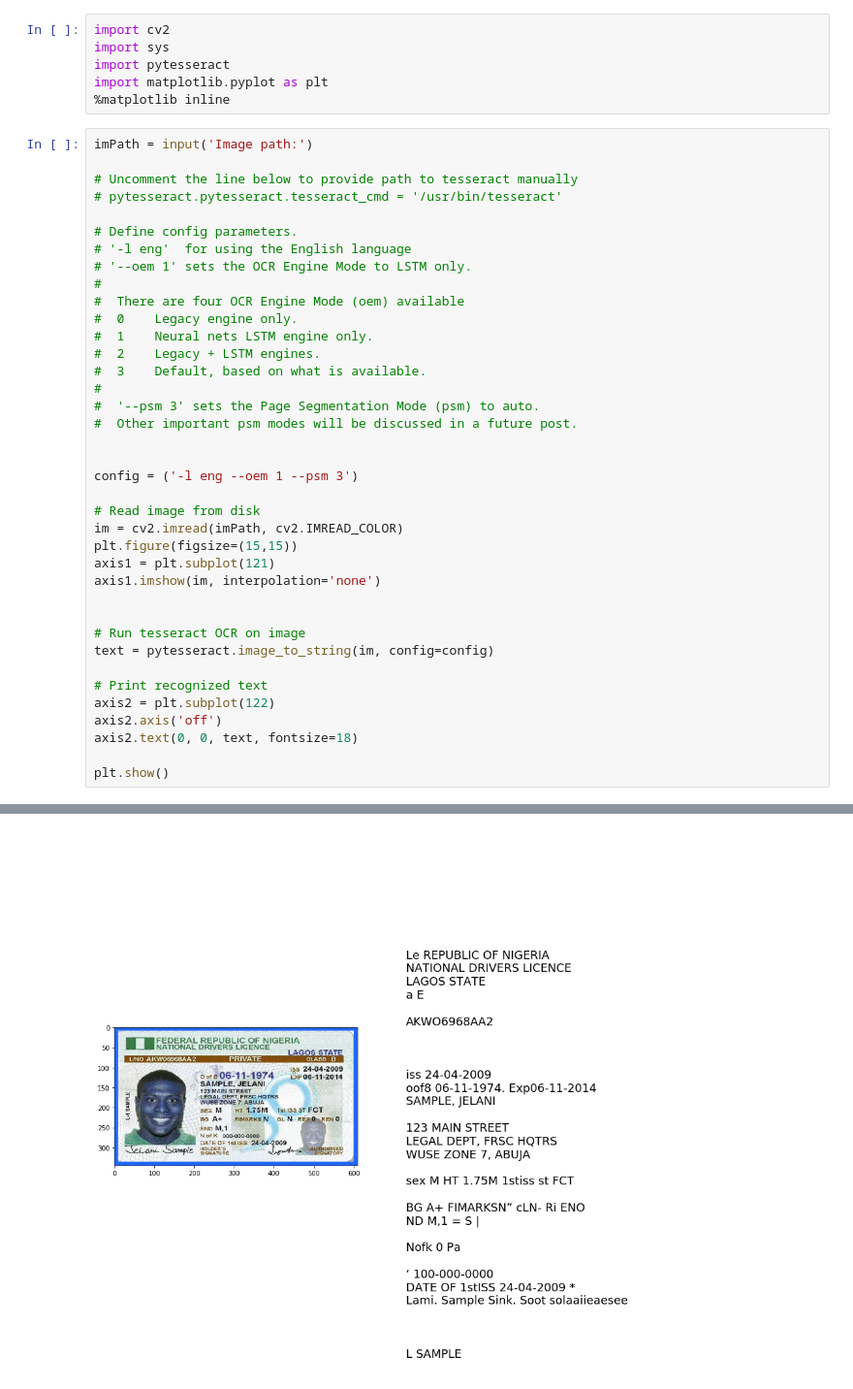
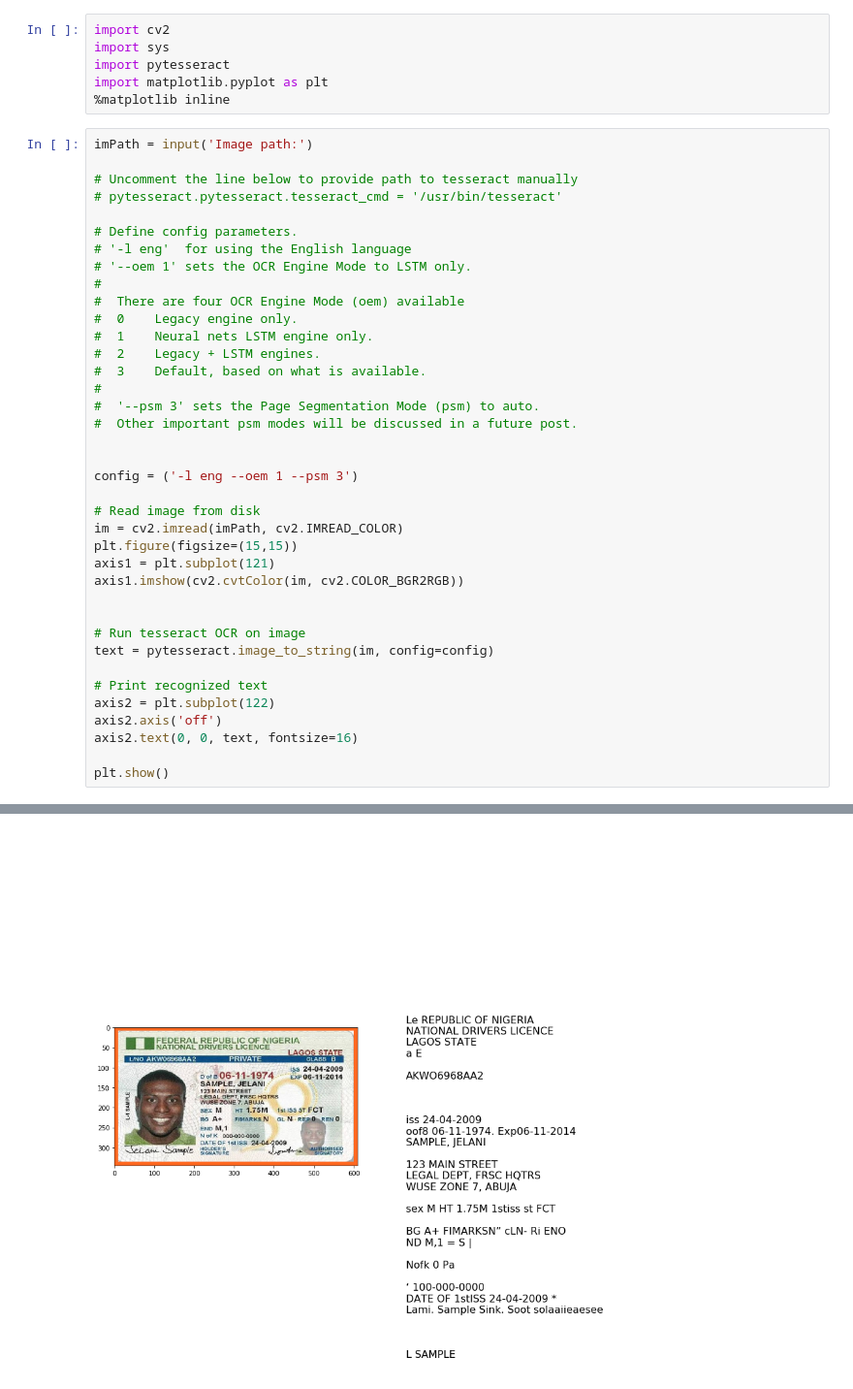
Before and after one commit to agiletechvn/opencv-starterkit, a Jupyter notebook: src/OCR/OCR.ipynb, the cells around one changed output, grey strips where cells are left out. Shown at 97% size. Drawn from its saved outputs; the diff is of its cells as text.

```diff
--- a/src/OCR/OCR.ipynb
+++ b/src/OCR/OCR.ipynb
@@ -15,33 +15,33 @@ imPath = input('Image path:')
 # '--oem 1' sets the OCR Engine Mode to LSTM only.
 #
 #  There are four OCR Engine Mode (oem) available
 #  0    Legacy engine only.
 #  1    Neural nets LSTM engine only.
 #  2    Legacy + LSTM engines.
 #  3    Default, based on what is available.
 #
 #  '--psm 3' sets the Page Segmentation Mode (psm) to auto.
 #  Other important psm modes will be discussed in a future post.
 
 
 config = ('-l eng --oem 1 --psm 3')
 
 # Read image from disk
 im = cv2.imread(imPath, cv2.IMREAD_COLOR)
 plt.figure(figsize=(15,15))
 axis1 = plt.subplot(121)
-axis1.imshow(im, interpolation='none')
+axis1.imshow(cv2.cvtColor(im, cv2.COLOR_BGR2RGB))
 
 
 # Run tesseract OCR on image
 text = pytesseract.image_to_string(im, config=config)
 
 # Print recognized text
 axis2 = plt.subplot(122)
 axis2.axis('off')
-axis2.text(0, 0, text, fontsize=18)
+axis2.text(0, 0, text, fontsize=16)
 
 plt.show()
 # %% [output]
 Image path:images/idcard.png
-[figure, old version]
+[figure, new version]
```
Also changed, not shown: 2 other files.
